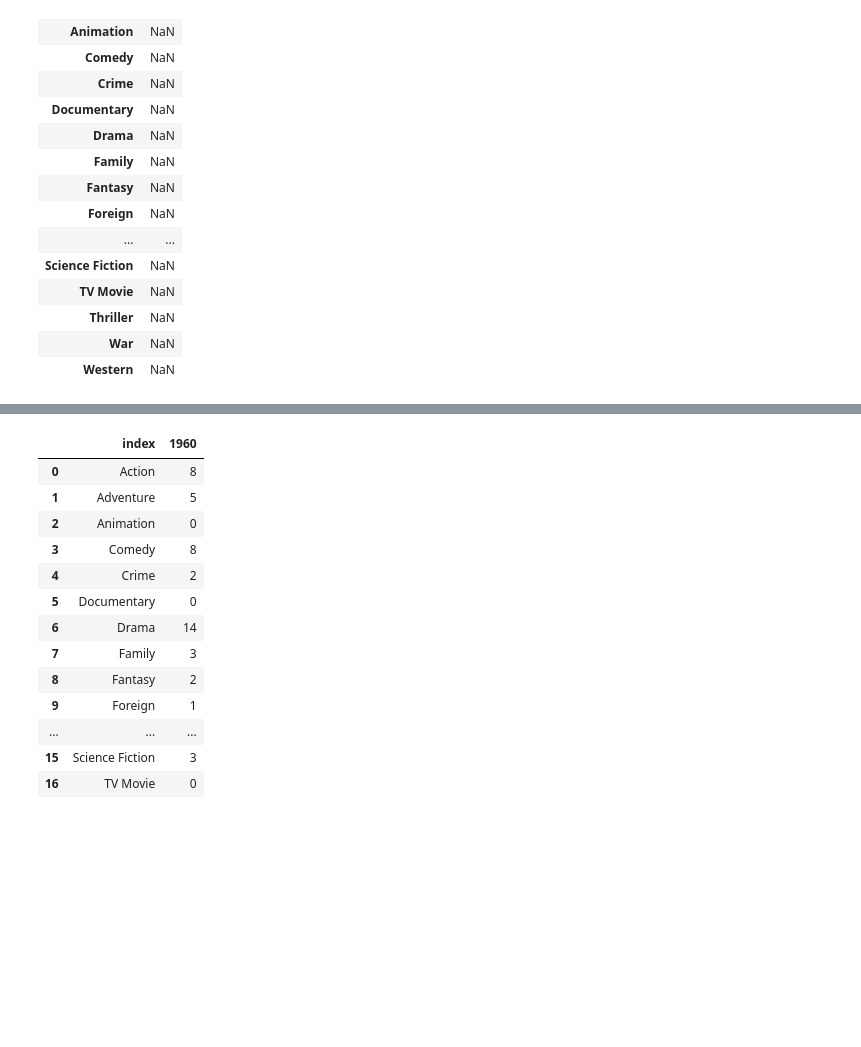
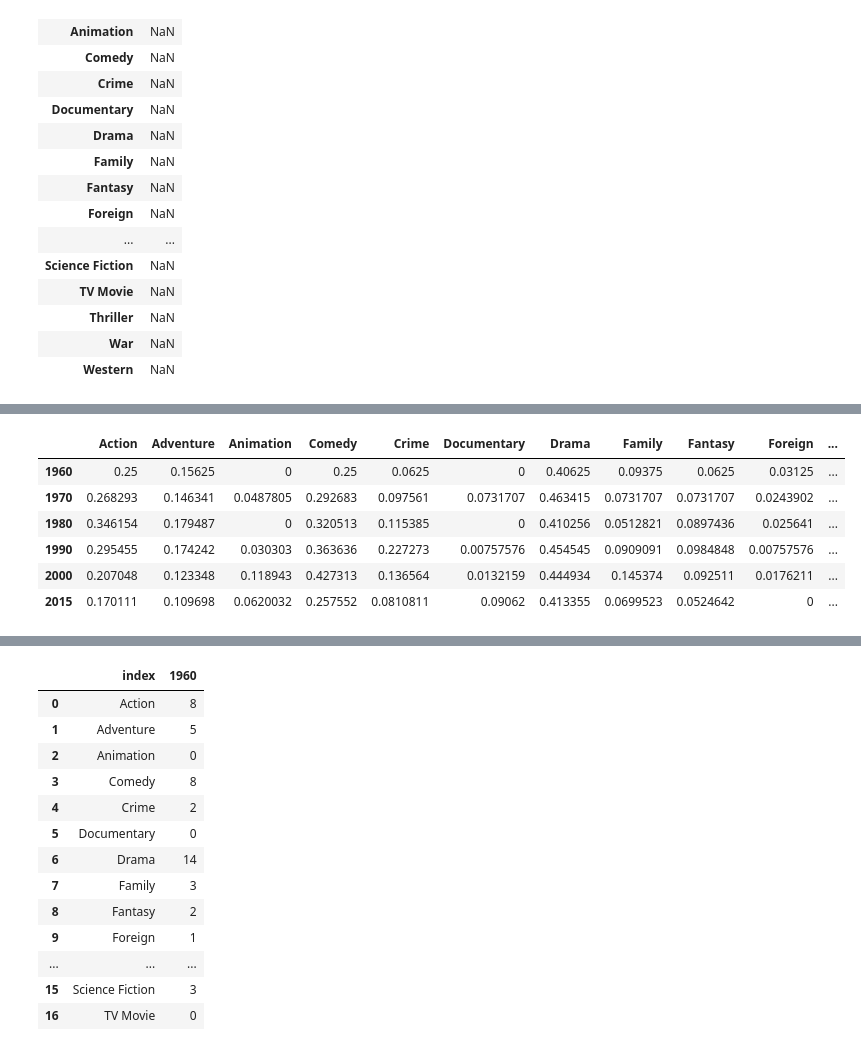
Before and after one commit to PSAB/Analyzing-movie-data, a Jupyter notebook: TMDB 5000 Movie Dataset Analysis.ipynb, the cells around one changed output, grey strips where cells are left out. Cells and saved outputs as stored; diff of their text form; code cells hidden in the pictures; blank space fills up the shorter version.

```diff
--- a/TMDB 5000 Movie Dataset Analysis.ipynb
+++ b/TMDB 5000 Movie Dataset Analysis.ipynb
@@ -235,0 +347,11 @@ year_1960
+# %%
+year_1960 = year_1960.transpose()
+year_1960
+# %% [output]
+|  | Action | Adventure | Animation | Comedy | Crime | Documentary | Drama | Family | Fantasy | Foreign | ... |
+| 1960 | 0.25 | 0.15625 | 0 | 0.25 | 0.0625 | 0 | 0.40625 | 0.09375 | 0.0625 | 0.03125 | ... |
+| 1970 | 0.268293 | 0.146341 | 0.0487805 | 0.292683 | 0.097561 | 0.0731707 | 0.463415 | 0.0731707 | 0.0731707 | 0.0243902 | ... |
+| 1980 | 0.346154 | 0.179487 | 0 | 0.320513 | 0.115385 | 0 | 0.410256 | 0.0512821 | 0.0897436 | 0.025641 | ... |
+| 1990 | 0.295455 | 0.174242 | 0.030303 | 0.363636 | 0.227273 | 0.00757576 | 0.454545 | 0.0909091 | 0.0984848 | 0.00757576 | ... |
+| 2000 | 0.207048 | 0.123348 | 0.118943 | 0.427313 | 0.136564 | 0.0132159 | 0.444934 | 0.145374 | 0.092511 | 0.0176211 | ... |
+| 2015 | 0.170111 | 0.109698 | 0.0620032 | 0.257552 | 0.0810811 | 0.09062 | 0.413355 | 0.0699523 | 0.0524642 | 0 | ... |
```
Also changed, not shown: parts of 22 cells of this notebook.
